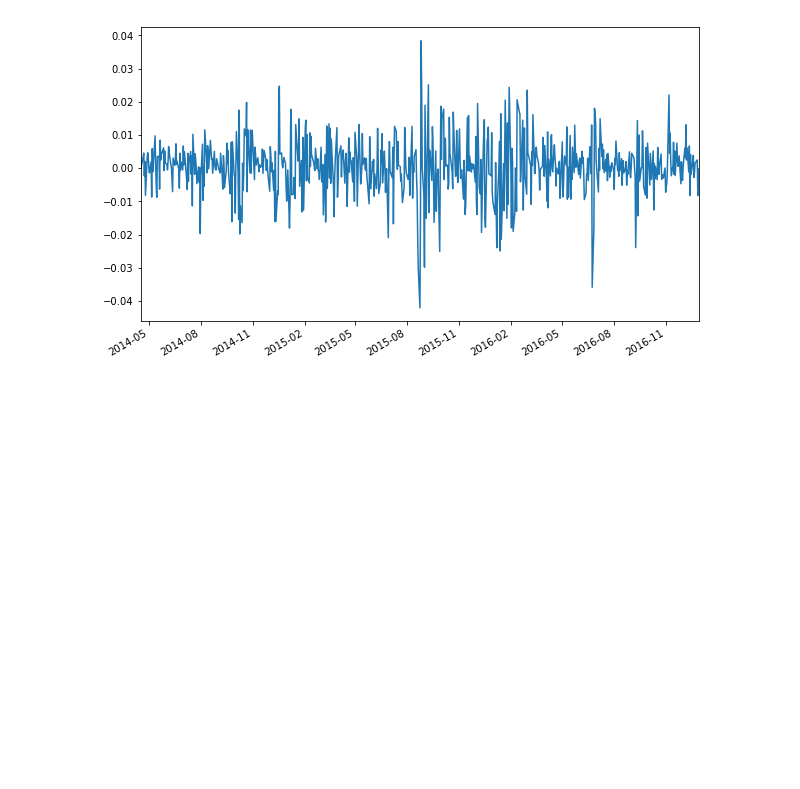
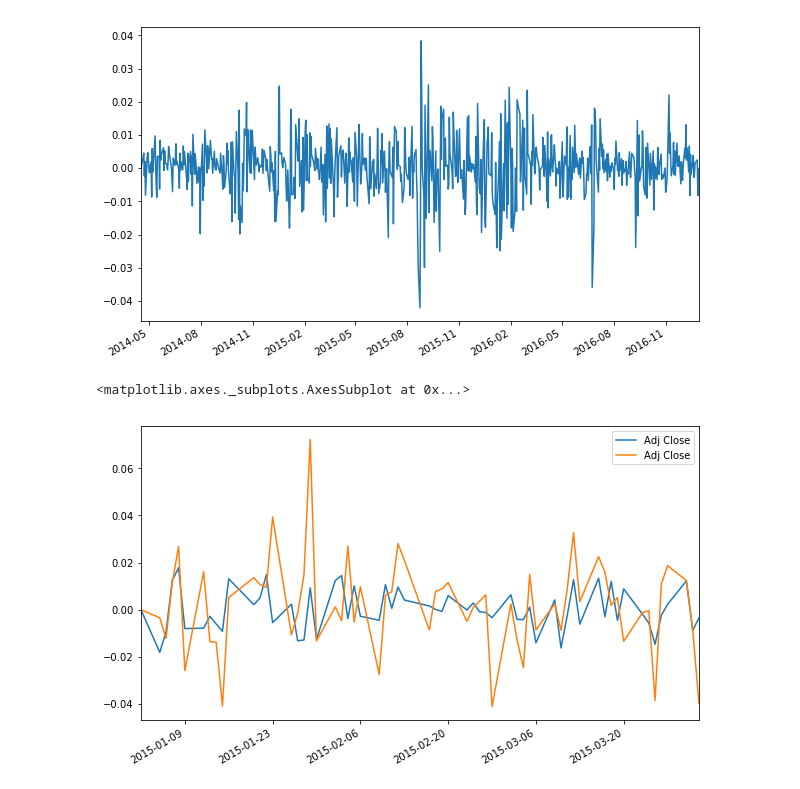
Before and after one commit to ahorjia/RTStock, a Jupyter notebook: TAPython/CF.ipynb, the cells around one changed output. Cells and saved outputs as stored; diff of their text form; code cells hidden in the pictures; blank space fills up the shorter version.

```diff
--- a/TAPython/CF.ipynb
+++ b/TAPython/CF.ipynb
@@ -359,3 +360,35 @@ spy_daily_return.plot()
 # %%
 spy_daily_return.fillna(method='ffill', inplace=True)
 spy_daily_return.fillna(method='bfill', inplace=True)
+# %%
+def get_stock_date_range(start_date, end_date, stock_file):
+    stocks = pd.read_csv(stock_file,
+                          index_col="Date",
+                          parse_dates=True,
+                          usecols=['Date', 'Adj Close'],
+                          na_values=['nan'])
+    date_range = pd.date_range(start_date, end_date)
+    df = pd.DataFrame(index=date_range)
+    df = df.join(stocks)
+    df = df.dropna()
+    return df
+
+now1 = get_stock_date_range('2015-01-01', '2015-04-01', 'NOW_Apr2014_Apr2017.csv')
+now2 = get_stock_date_range('2015-01-01', '2017-04-01', 'NOW_Apr2014_Apr2017.csv')
+spy1 = get_stock_date_range('2015-01-01', '2015-04-01', 'SPY_Apr1993_Apr2017.csv')
+# %%
+def get_daily_return(df):
+    ret_df = df.copy()
+    ret_df = (ret_df / ret_df.shift(1)) - 1
+    ret_df.ix[0,0] = 0
+    ret_df = ret_df.dropna()
+    return ret_df
+
+spy_daily_return = get_daily_return(spy1)
+now_daily_return = get_daily_return(now1)
+
+ax = spy_daily_return.plot()
+now_daily_return.plot(ax=ax)
+# %% [output]
+<matplotlib.axes._subplots.AxesSubplot at 0x...>
+[figure, added]
```
Also changed, not shown: parts of 24 cells of this notebook.
